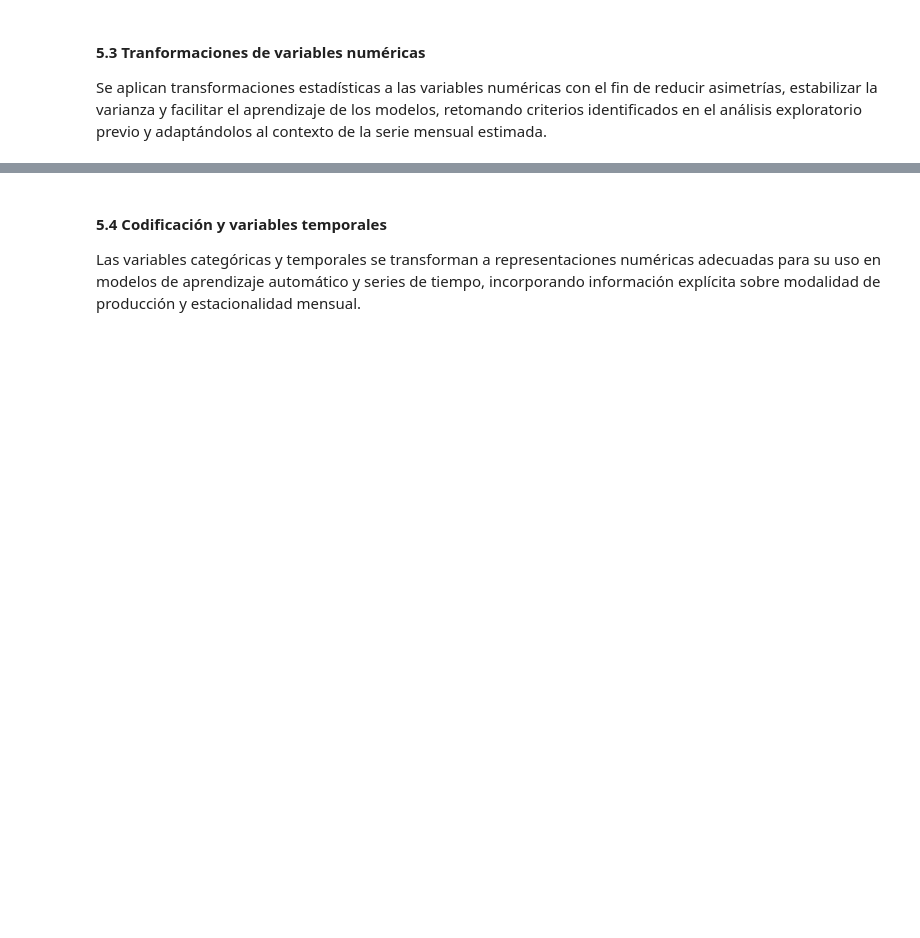
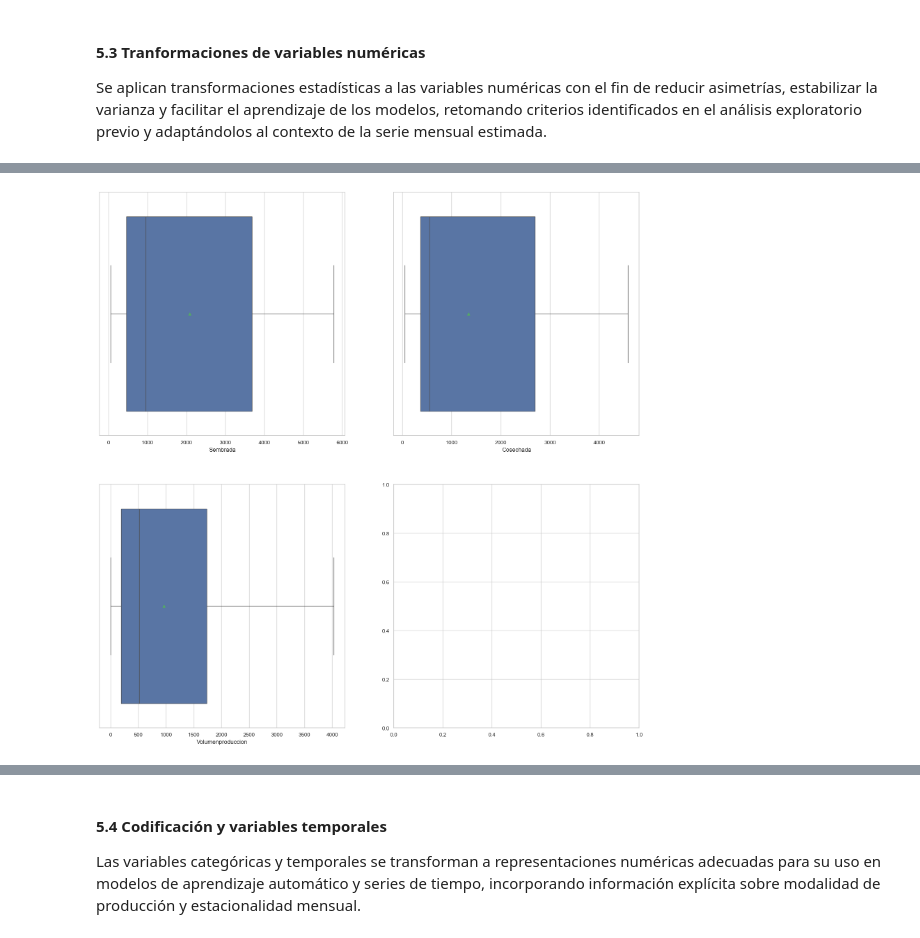
Before and after one commit to juan-pablo-lopez/tc5035-ene26-equipo29, a Jupyter notebook: Avance2.Equipo29.ipynb, the cells around one changed output, grey strips where cells are left out. Cells and saved outputs as stored; diff of their text form; code cells hidden in the pictures; blank space fills up the shorter version.

Commit message:
Victor_part
Outliers, Transformaciones y Codificaciones

```diff
--- a/Avance2.Equipo29.ipynb
+++ b/Avance2.Equipo29.ipynb
@@ -665,0 +684,25 @@ Se aplican transformaciones estadísticas a las variables numéricas con el fin
+# %%
+# Identificación de valores atípicos y su eliminación del dataset
+outlier_cols = ['Sembrada', 'Cosechada', 'Volumenproduccion']
+
+for col in outlier_cols:
+    q1 = df_fe[col].quantile(0.25)
+    q3 = df_fe[col].quantile(0.75)
+    iqr = q3 - q1
+
+    upper_cap = q3 + 1.5 * iqr
+    lower_cap = q1 - 1.5 * iqr
+
+    outliers = df_fe[(df_fe[col] > upper_cap) | (df_fe[col] < lower_cap)][col]
+
+    df_fe = df_fe[~df_fe[col].isin(outliers)]
+# %%
+# Graficar matriz de box plots con el nuevo dataset limpio
+figure, axes = plt.subplots(2, 2, figsize = (20,20))
+axes = axes.ravel()
+
+for col, ax in zip(outlier_cols, axes):
+    sns.boxplot(x = df_fe[col], ax = ax, showmeans = True)
+    ax.set(xlabel = f'{col}')
+# %% [output]
+[figure, added]
```
Also changed, not shown: parts of 23 cells of this notebook.
